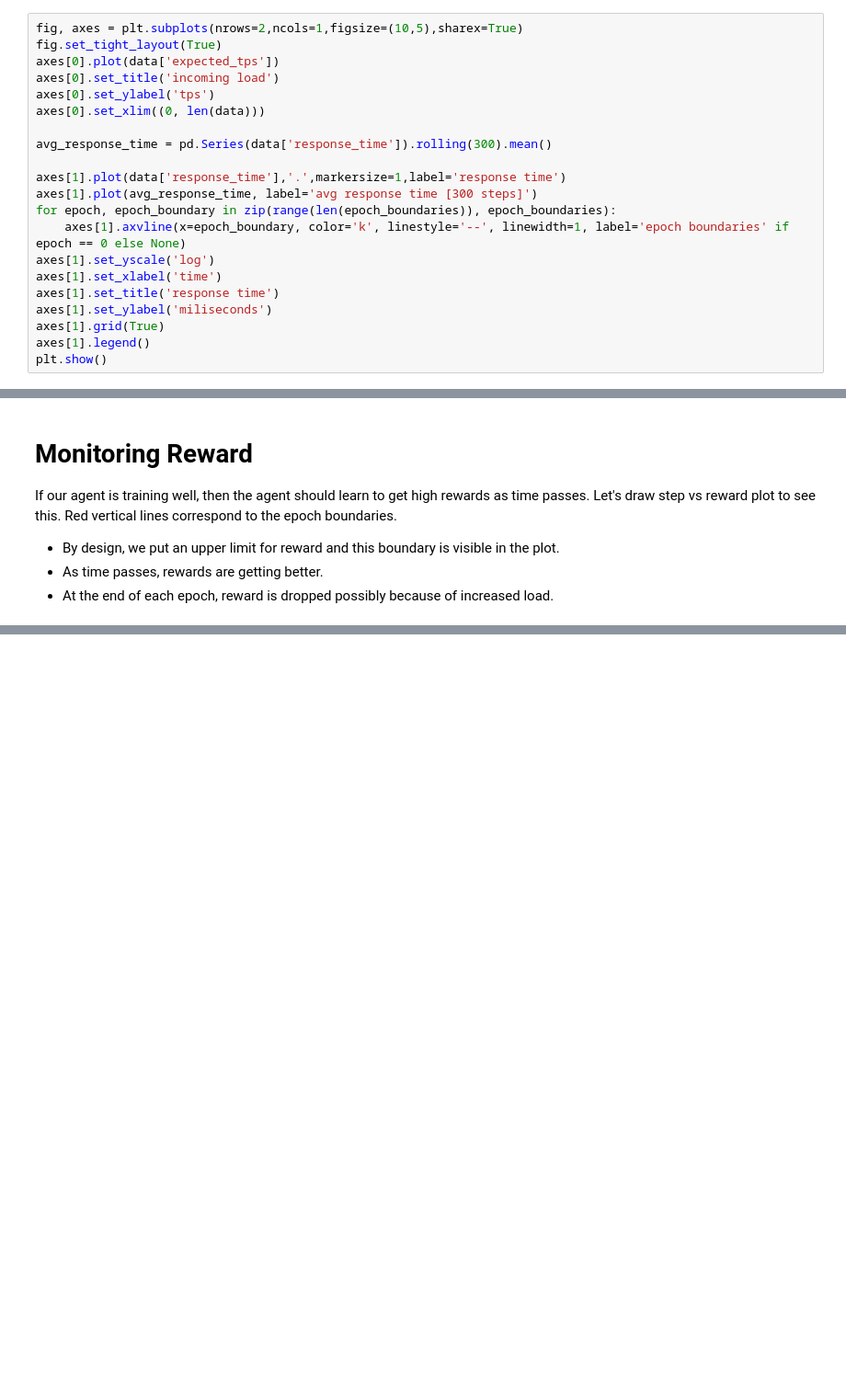
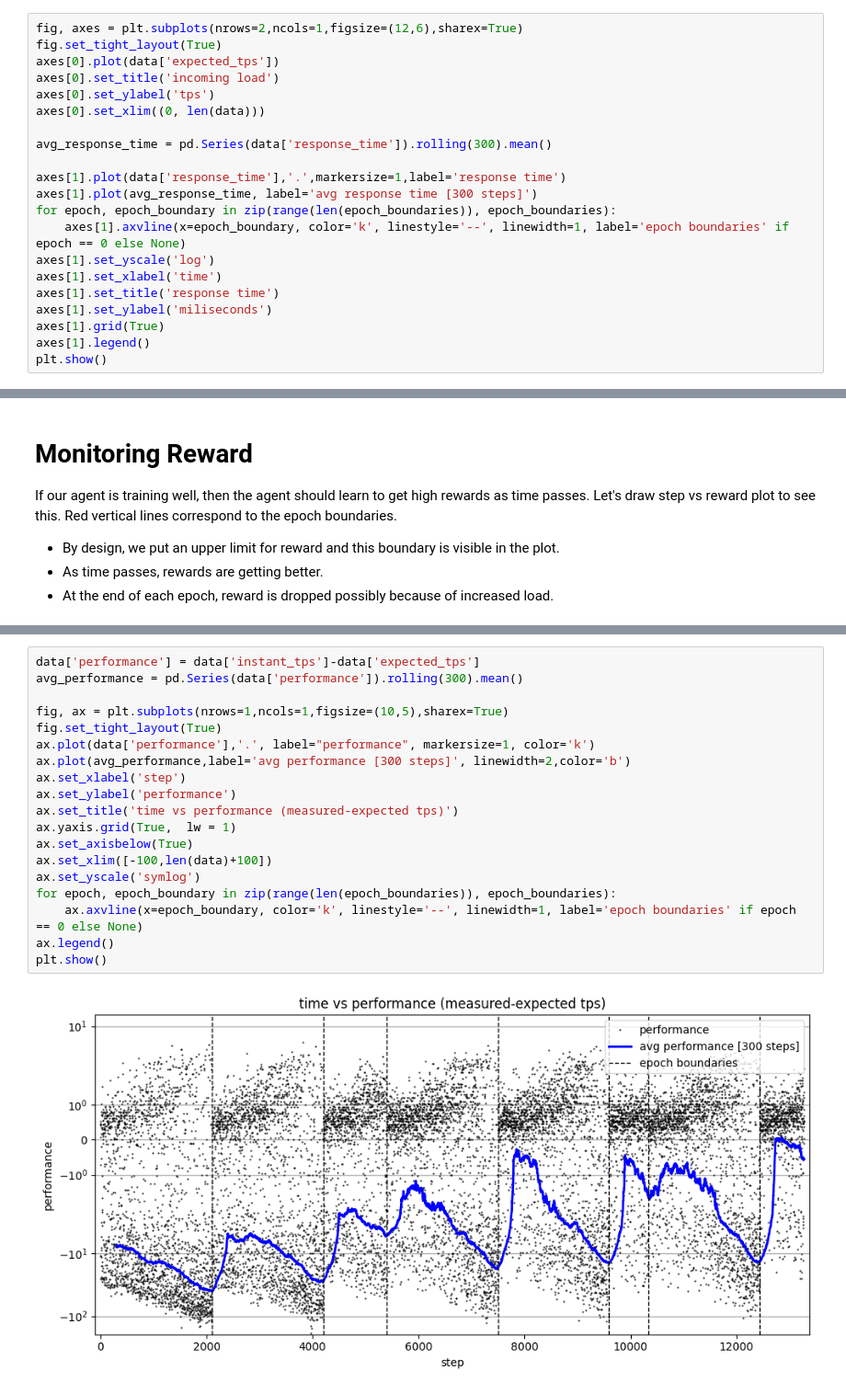
Before and after one commit to app2scale/agent, a Jupyter notebook: server_client_v2/visualize_results.ipynb, the cells around one changed output, grey strips where cells are left out. Shown at 92% size. Drawn from its saved outputs; the diff is of its cells as text; blank space fills up the shorter version.

```diff
--- a/server_client_v2/visualize_results.ipynb
+++ b/server_client_v2/visualize_results.ipynb
@@ -56,7 +52,7 @@ One the first metrics to look at when trying to understand whether the agent is
 
 This figure below displays the expected behaviour. On top, we display the complete load profile used in the training. On bottom, response times of the application are shown.  As you see, the outliers are becoming rare even if the same load profile is applied. This is an indication that the agent learns to choose settings to lower than the response times.
 # %%
-fig, axes = plt.subplots(nrows=2,ncols=1,figsize=(10,5),sharex=True)
+fig, axes = plt.subplots(nrows=2,ncols=1,figsize=(12,6),sharex=True)
 fig.set_tight_layout(True)
 axes[0].plot(data['expected_tps'])
 axes[0].set_title('incoming load')
@@ -121,0 +121,21 @@ plt.show()
+# %%
+data['performance'] = data['instant_tps']-data['expected_tps']
+avg_performance = pd.Series(data['performance']).rolling(300).mean()
+
+fig, ax = plt.subplots(nrows=1,ncols=1,figsize=(10,5),sharex=True)
+fig.set_tight_layout(True)
+ax.plot(data['performance'],'.', label="performance", markersize=1, color='k')
+ax.plot(avg_performance,label='avg performance [300 steps]', linewidth=2,color='b')
+ax.set_xlabel('step')
+ax.set_ylabel('performance')
+ax.set_title('time vs performance (measured-expected tps)')
+ax.yaxis.grid(True,  lw = 1)
+ax.set_axisbelow(True)
+ax.set_xlim([-100,len(data)+100])
+ax.set_yscale('symlog')
+for epoch, epoch_boundary in zip(range(len(epoch_boundaries)), epoch_boundaries):
+    ax.axvline(x=epoch_boundary, color='k', linestyle='--', linewidth=1, label='epoch boundaries' if epoch == 0 else None)
+ax.legend()
+plt.show()
+# %% [output]
+[figure, added]
```
Also changed, not shown: parts of 7 cells of this notebook.
